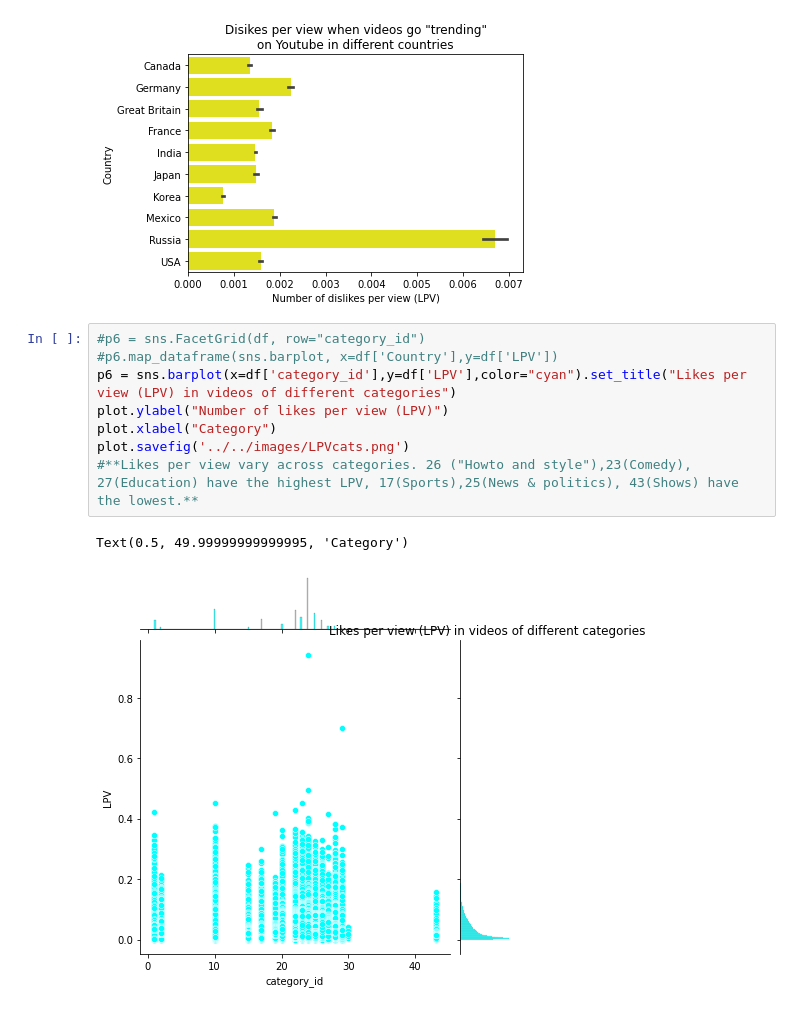
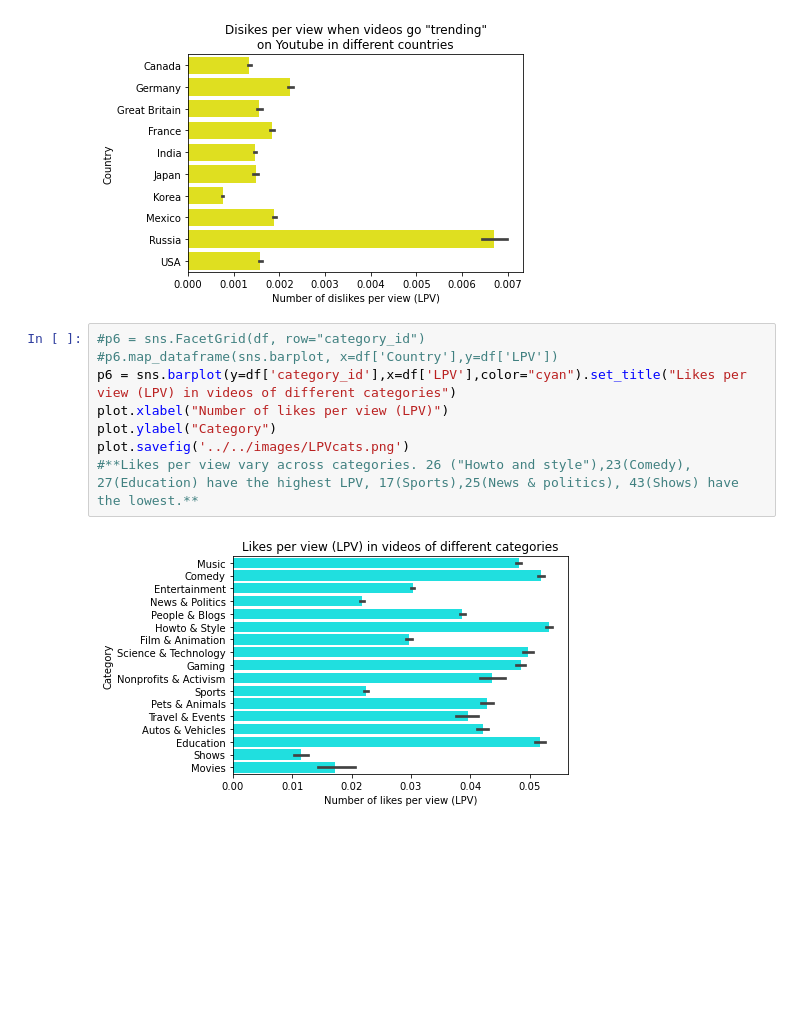
Before and after one commit to data301-2020-winter1/course-project-group_6013, a Jupyter notebook: analysis/guilherme(durvan)/milestone2.ipynb, the cells around one changed output. Saved outputs shown, nothing was run; the diff lists cells and outputs as text; blank space fills up the shorter version.

Commit message:
made numerical categories into strings. plot fixes.

```diff
--- a/analysis/guilherme(durvan)/milestone2.ipynb
+++ b/analysis/guilherme(durvan)/milestone2.ipynb
@@ -74,14 +74,13 @@ plot.savefig('../../images/dLPVcs.png')
 # %%
 #p6 = sns.FacetGrid(df, row="category_id")
 #p6.map_dataframe(sns.barplot, x=df['Country'],y=df['LPV'])
-p6 = sns.barplot(x=df['category_id'],y=df['LPV'],color="cyan").set_title("Likes per view (LPV) in videos of different categories")
-plot.ylabel("Number of likes per view (LPV)")
-plot.xlabel("Category")
+p6 = sns.barplot(y=df['category_id'],x=df['LPV'],color="cyan").set_title("Likes per view (LPV) in videos of different categories")
+plot.xlabel("Number of likes per view (LPV)")
+plot.ylabel("Category")
 plot.savefig('../../images/LPVcats.png')
 #**Likes per view vary across categories. 26 ("Howto and style"),23(Comedy), 27(Education) have the highest LPV, 17(Sports),25(News & politics), 43(Shows) have the lowest.**
 # %% [output]
-Text(0.5, 49.99999999999995, 'Category')
-[figure, old version]
+[figure, new version]
 # %%
 #p6 = sns.FacetGrid(df, row="category_id")
 #p6.map_dataframe(sns.barplot, x=df['Country'],y=df['LPV'])
```
Also changed, not shown: parts of 7 cells of this notebook, 9 other files.
